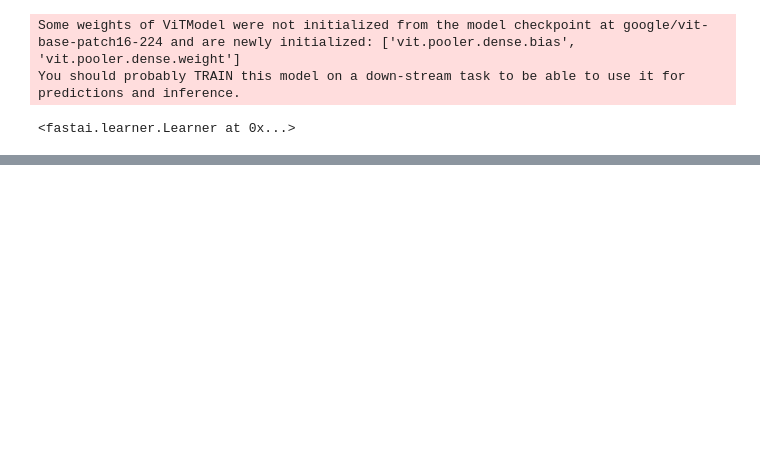
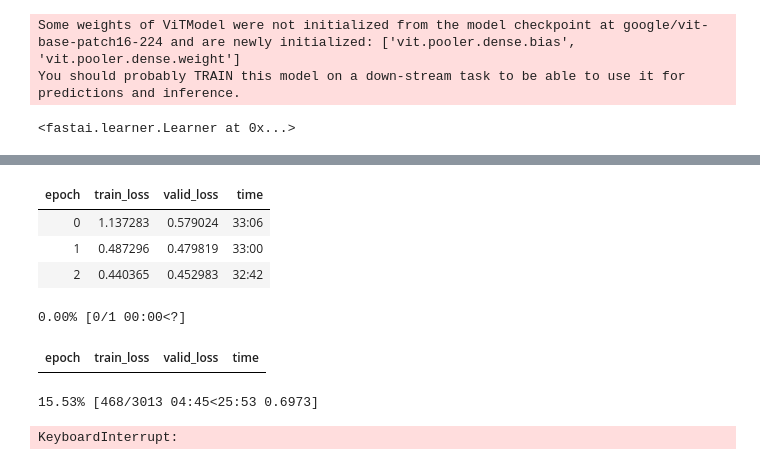
Before and after one commit to artursil/color_transfer, a Jupyter notebook: color_transfer.ipynb, the cells around one changed output, grey strips where cells are left out. Cells and saved outputs as stored; diff of their text form; code cells hidden in the pictures; blank space fills up the shorter version.

Commit message:
training pipeline new iteration

```diff
--- a/color_transfer.ipynb
+++ b/color_transfer.ipynb
@@ -168,0 +175,3 @@ learn.add_cb(astats)
+# %%
+lr = 10e-04
+learn.fit_one_cycle(1, lr)
@@ -189,6 +188,5 @@ ViTEncoder(
 # %%
 lr = 10e-05
-learn.fit_one_cycle(1, lr)
-learn.save("ctransfer_epoch_1.pth")
-# learn = learn.load("ctransfer_epoch_1.pth")
+# learn.fit_one_cycle(1, lr)
+learn.load("ctransfer_epoch_2.pth")
 # %% [output]
@@ -203,3 +193,0 @@ AttributeError: Exception occured in `ActivationStats` when calling event `befor
-# %%
-learn2 = learn.add_cb(astats)
-learn2.save("ctransfer_epoch_2.pth")
@@ -228,0 +194,8 @@ astats.color_dim()
+# %%
+lr = 10e-05
+# learn.save("ctransfer_epoch_2.pth")
+learn.fit_one_cycle(4, lr)
+learn.save("ctransfer_epoch_3_6.pth")
+# learn.save("ctransfer_epoch_4.pth")
+# learn.fit_one_cycle(1, lr)
+# learn.save("ctransfer_epoch_5.pth")
@@ -228,0 +209,12 @@ astats.color_dim()
+# %%
+learn.fit_one_cycle(3, lr)
+learn.save("ctransfer_epoch_6_8.pth")
+# %% [output]
+| epoch | train_loss | valid_loss | time |
+| 0 | 1.137283 | 0.579024 | 33:06 |
+| 1 | 0.487296 | 0.479819 | 33:00 |
+| 2 | 0.440365 | 0.452983 | 32:42 |
+0.00% [0/1 00:00<?]
+| epoch | train_loss | valid_loss | time |
+15.53% [468/3013 04:45<25:53 0.6973]
+KeyboardInterrupt:
```
Also changed, not shown: parts of 15 cells of this notebook, 1 other file.
